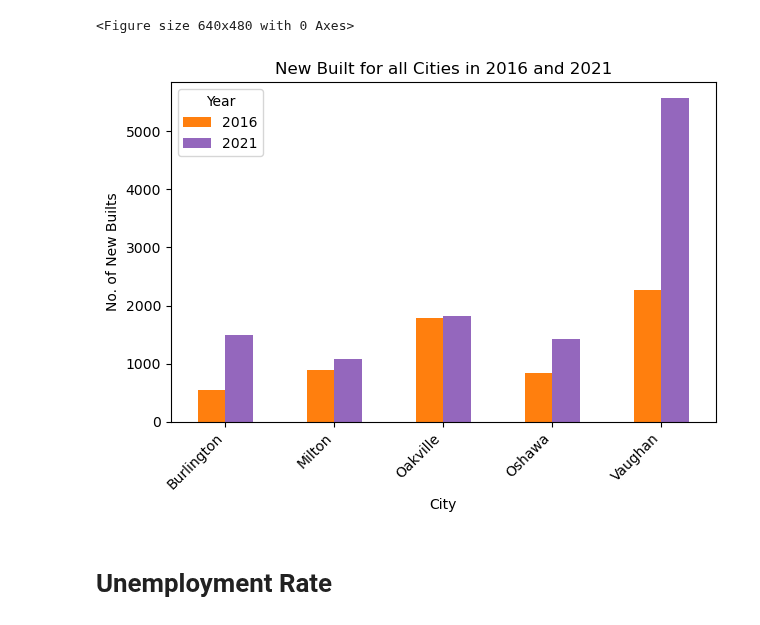
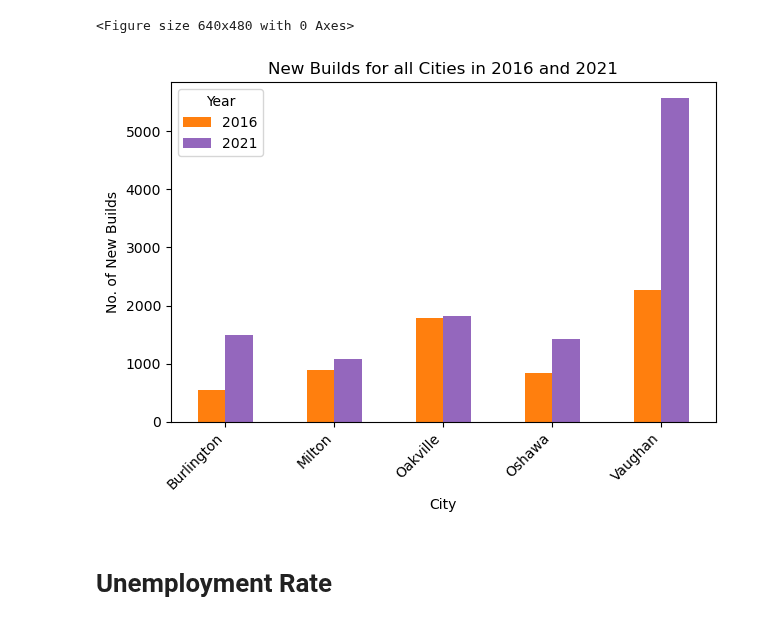
Before and after one commit to MaisieDeGraaf/oakville-housing-analysis, a Jupyter notebook: Main_Cities_Analysis.ipynb, the cells around one changed output. Drawn from its saved outputs; the diff is of its cells as text; code cells hidden in the pictures.

```diff
--- a/Main_Cities_Analysis.ipynb
+++ b/Main_Cities_Analysis.ipynb
@@ -124,18 +125,18 @@ plt.tight_layout()
 # %%
 new_built_df = all_cities_reset_df[['Year', 'New Built']]
 
 new_builds = new_built_df.pivot(columns='Year', values='New Built')
 
 # Plot the bar graph
 new_builds.plot(kind='bar', color=['tab:orange', 'tab:purple'])
-plt.title('New Built for all Cities in 2016 and 2021')
-plt.ylabel('No. of New Builts')
+plt.title('New Builds for all Cities in 2016 and 2021')
+plt.ylabel('No. of New Builds')
 plt.xticks(rotation=45, ha='right')
 plt.legend(title='Year')
 plt.tight_layout()
 plt.show()
 # %% [output]
-[figure, old version]
+[figure, new version]
 # %% [markdown]
 # Unemployment Rate
 # %%
```
Also changed, not shown: parts of 1 cell of this notebook, 1 other file.
